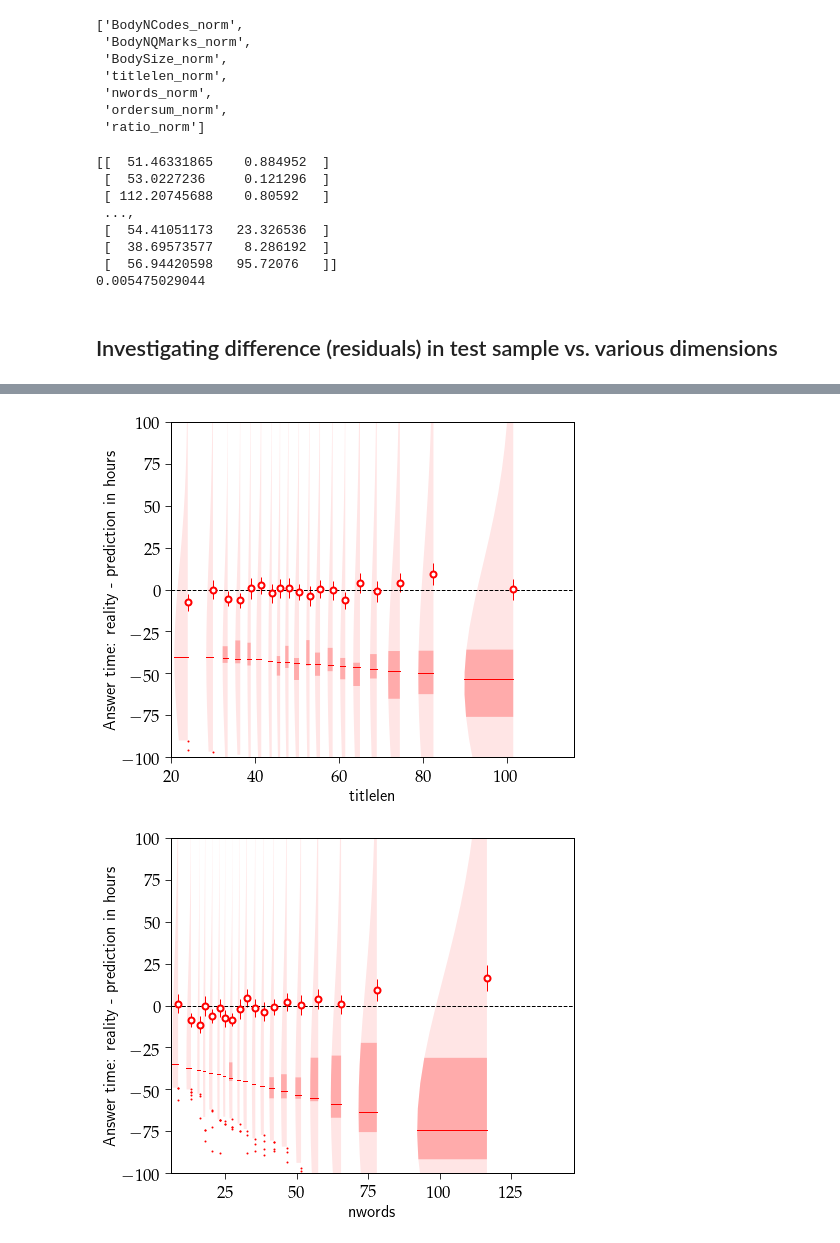
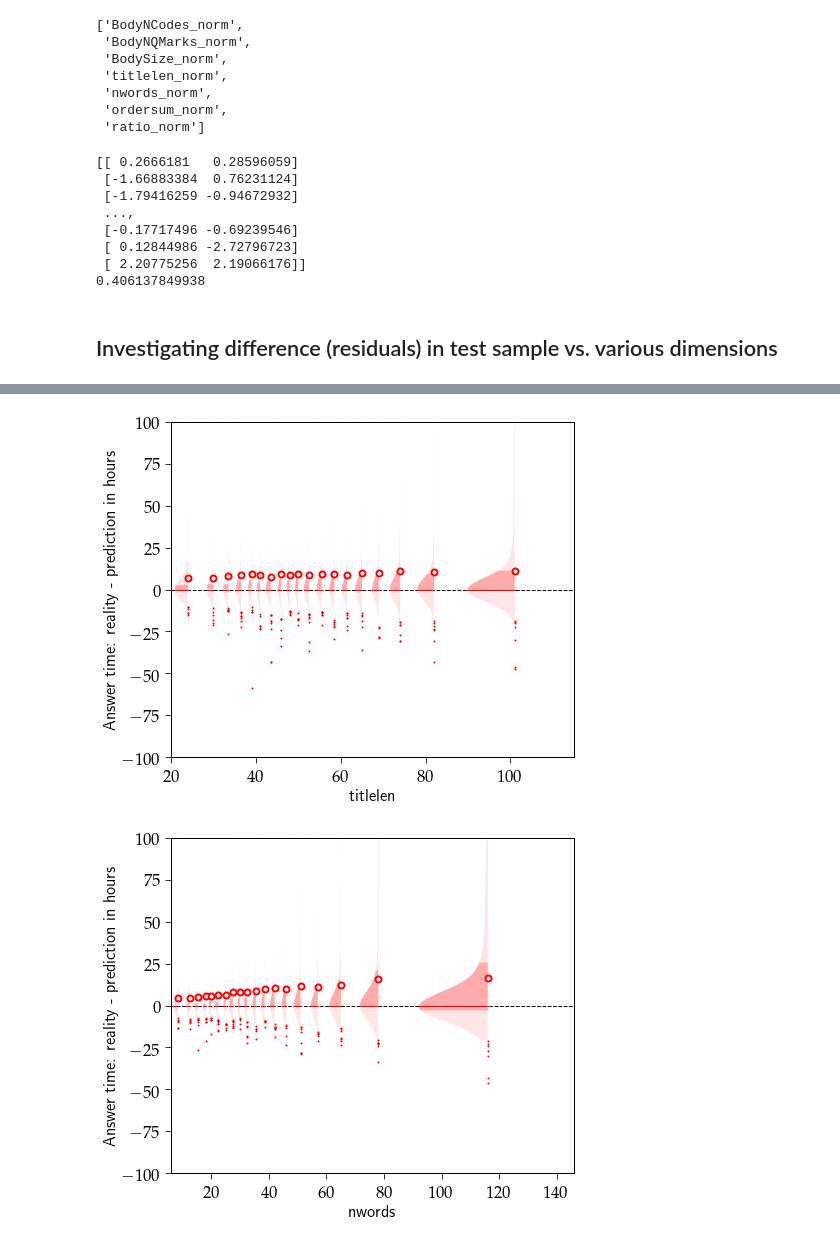
Before and after one commit to AkagiShigeru/incubator-overflow, a Jupyter notebook: stackoverflow-answer.ipynb, the cells around one changed output, grey strips where cells are left out. Saved outputs shown, nothing was run; the diff lists cells and outputs as text; code cells hidden in the pictures.

Commit message:
further plots and updates.

```diff
--- a/stackoverflow-answer.ipynb
+++ b/stackoverflow-answer.ipynb
@@ -145,0 +151,12 @@ print len(qsnone)
+# %%
+# we probably want to reweight events according to the steeply falling time distribution...
+#max(qstrain.dt_accanswer_hour)
+# counts, edges = np.histogram(qstrain.dt_accanswer_hour, mquantiles(qstrain.dt_accanswer_hour, prob=np.linspace(0., 1., 100)))
+counts, edges = np.histogram(qstrain.dt_accanswer_hour, bins=300)
+counts = counts * 1. / np.sum(counts)
+counts;
+print edges[:10];
+weights = 1. / counts[np.minimum(np.digitize(qstrain.dt_accanswer_hour.values, edges) - 1, len(counts) - 1)]
+print qstrain.dt_accanswer_hour.iloc[:10]
+print weights[:10]
+qstrain["weights"] = weights
@@ -178,25 +217,36 @@ import dill
 pipe_feat_fct = lambda a: Pipeline([
          ("cst", ColumnSelectTransformer([col for col in qstrain.columns if "_norm" in col])),
          ("poly", PolynomialFeatures(degree=3)),
-         ("ridge", Ridge(alpha=a, normalize=True))
-#          ("ranforest", RandomForestRegressor(n_estimators=a))
+#          ("ridge", Ridge(alpha=a, normalize=True))
+         ("ranforest", RandomForestRegressor(n_estimators=15))
     ])
 
-pipe_feat = pipe_feat_fct(1)
+pipe_feat = pipe_feat_fct(2)
+# %%
+cv = model_selection.ShuffleSplit(n_splits=20, test_size=0.2, random_state=42)
+def compute_error(est, X, y):
+    return -model_selection.cross_val_score(est, X, y, cv=cv, scoring='neg_mean_squared_error').mean()
+
+for alpha in np.linspace(0.1, 10, 20):
+    pipe = pipe_feat_fct(alpha)
+    pipe.fit(qstrain, np.log(qstrain[label]))
+    print alpha, compute_error(pipe, qstrain, np.log(qstrain[label]))
 # %%
-pipe_feat.fit(qstrain, qstrain[label])
+# pipe_feat.fit(qstrain, qstrain[label], **{"ridge__sample_weight": qstrain.weights})
+pipe_feat.fit(qstrain, np.log(qstrain[label]))
 pred = pipe_feat.predict(qstest)
-print np.column_stack((pred, qstest[label]))
-print pipe_feat.score(qstest, qstest[label])
+print np.column_stack((pred, np.log(qstest[label])))
+# print pipe_feat.score(qstest, qstest[label])
+print pipe_feat.score(qstest, np.log(qstest[label]))
 # %% [output]
-[[  51.46331865    0.884952  ]
- [  53.0227236     0.121296  ]
- [ 112.20745688    0.80592   ]
+[[ 0.2666181   0.28596059]
+ [-1.66883384  0.76231124]
+ [-1.79416259 -0.94672932]
  ...,
- [  54.41051173   23.326536  ]
- [  38.69573577    8.286192  ]
- [  56.94420598   95.72076   ]]
-0.005475029044
+ [-0.17717496 -0.69239546]
+ [ 0.12844986 -2.72796723]
+ [ 2.20775256  2.19066176]]
+0.406137849938
 # %%
 dill.dump(pipe_feat, open("pipe_feat.dill", "w"))
 # %%
@@ -205,8 +255,9 @@ pipe_feat = dill.load(open('pipe_feat.dill', 'r'))
 ## Investigating difference (residuals) in test sample vs. various dimensions
 # %%
 cols = [col.replace("_norm", "") for col in qstrain.columns if "_norm" in col] + ["dt_accanswer_hour"]
+diff = qstest[label] - np.e ** pred
+
 for i, col in enumerate(cols):
-    diff = qstest[label] - pred
     yquants = mquantiles(diff, prob=[0.05, 0.95])
     xquants = mquantiles(qstest[col], prob=np.linspace(0.01, 0.99, 20))
     plt.figure(i, figsize=(8, 6))
@@ -226,2 +277,2 @@ for i, col in enumerate(cols):
-[figure, old version]
+[figure, new version]
-[figure, old version]
+[figure, new version]
```
Also changed, not shown: parts of 5 cells of this notebook.
